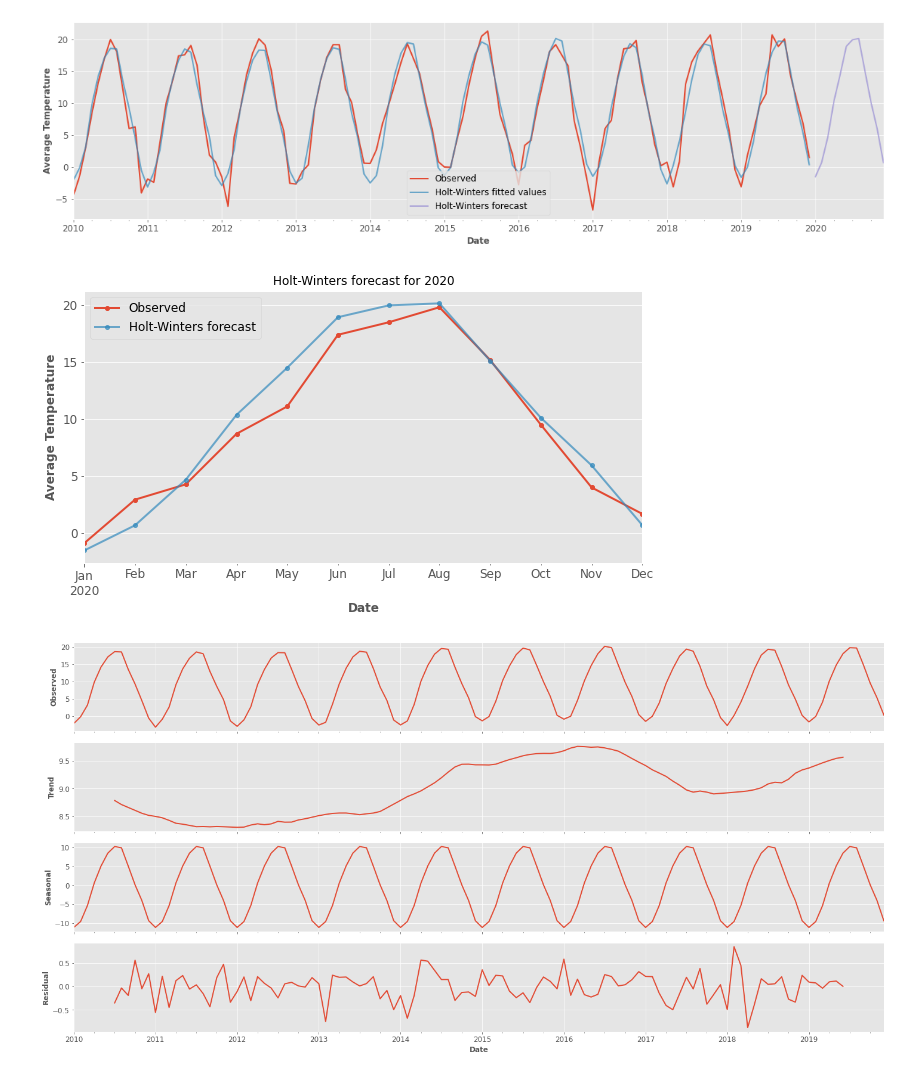
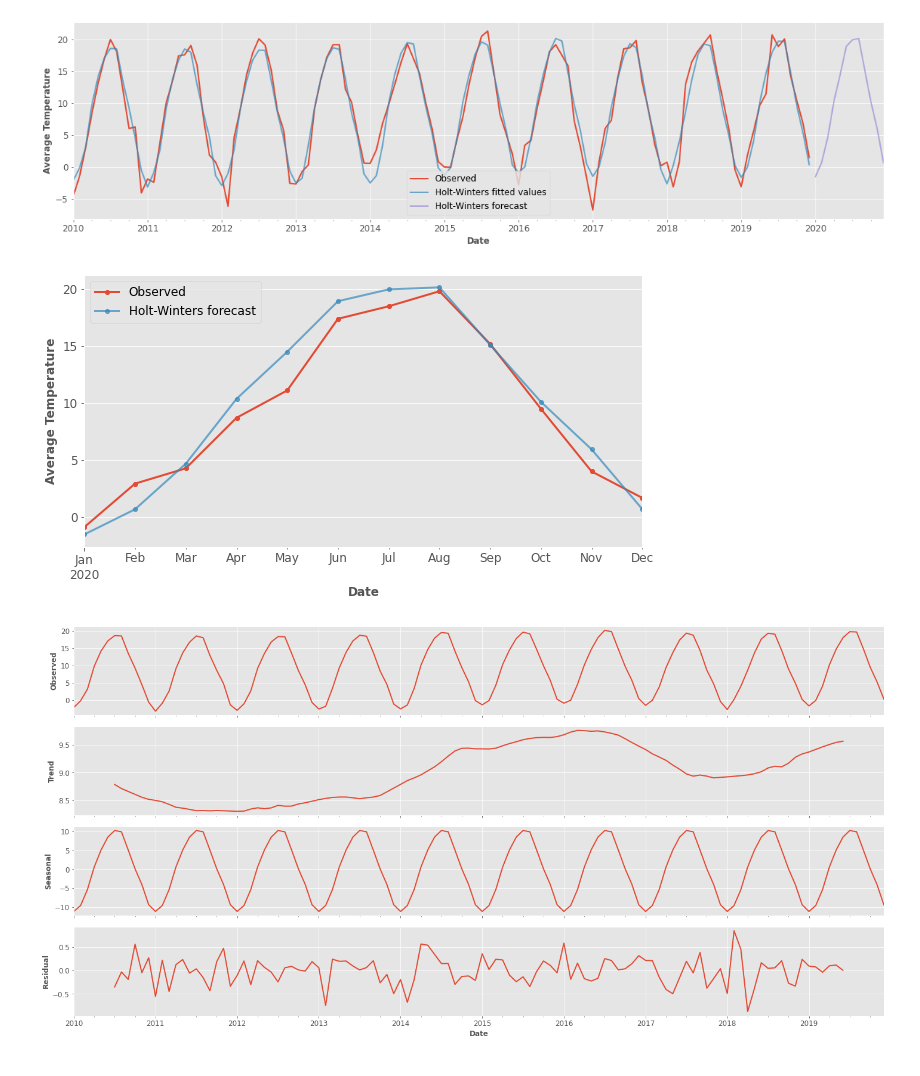
Before and after one commit to reibek/progn-semestral-work, a Jupyter notebook: Progonstics_Semestral_work_NEW.ipynb, the cells around one changed output. Drawn from its saved outputs; the diff is of its cells as text; code cells hidden in the pictures.

```diff
--- a/Progonstics_Semestral_work_NEW.ipynb
+++ b/Progonstics_Semestral_work_NEW.ipynb
@@ -557,13 +619,12 @@ plt.show()
 # %%
 ax = df.MonthlyAverage['2020':].plot(marker='.', label='Observed')
 forecast.plot(ax=ax, marker='.', label='Holt-Winters forecast', alpha=.7, figsize=(10, 5))
 ax.set_xlabel('Date')
 ax.set_ylabel('Average Temperature')
-plt.title('Holt-Winters forecast for 2020')
 plt.legend()
 plt.show()
 # %% [output]
-[figure, old version]
+[figure, new version]
 # %%
 seasonal_decompose(fitted.fittedvalues['2010':]).plot();
 # %% [output]
```
Also changed, not shown: parts of 17 cells of this notebook.
